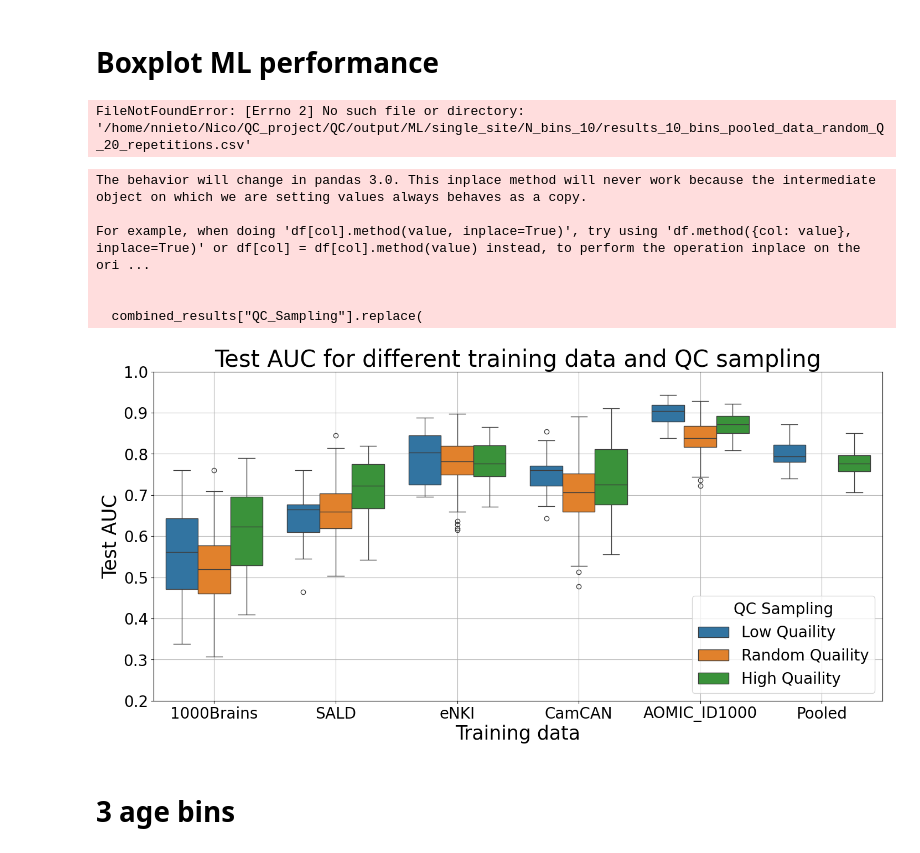
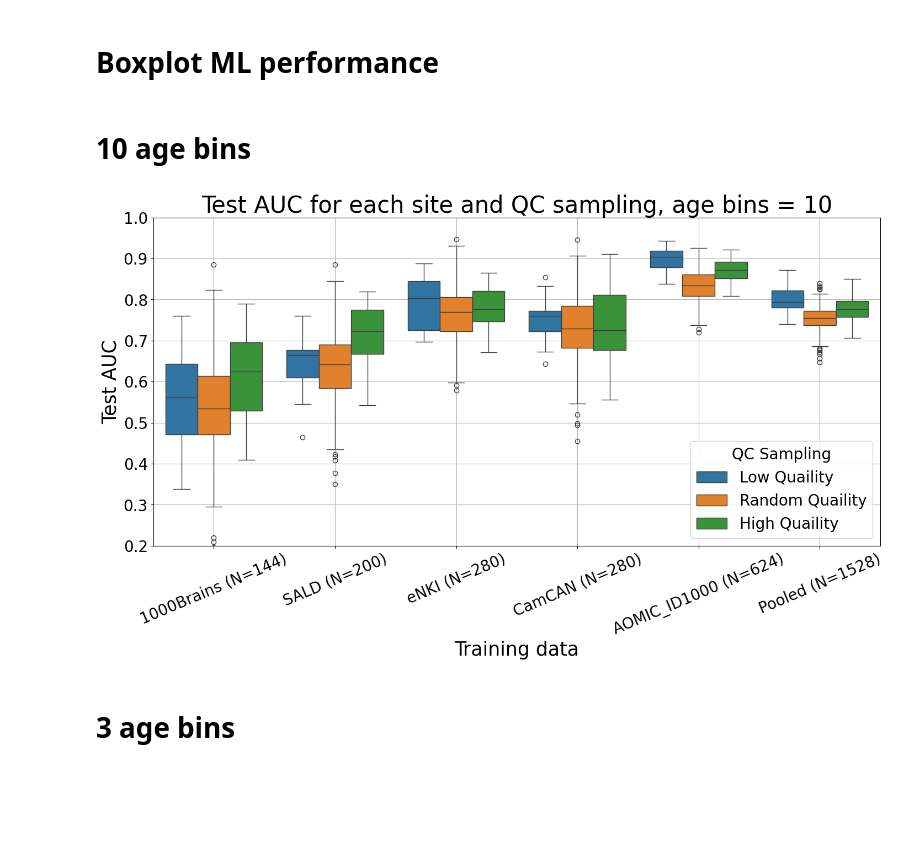
Before and after one commit to N-Nieto/QC, a Jupyter notebook: code/plots/plot_ML_performance.ipynb, the cells around one changed output. Cells and saved outputs as stored; diff of their text form; code cells hidden in the pictures; blank space fills up the shorter version.

Commit message:
improve prediction plots

```diff
--- a/code/plots/plot_ML_performance.ipynb
+++ b/code/plots/plot_ML_performance.ipynb
@@ -20,6 +20,8 @@ plt.rc("figure", titlesize=BIGGER_SIZE)  # fontsize of the figure title
 project_root = Path().resolve().parents[1]
 
 results_base = project_root / "output" / "ML"
+# %% [markdown]
+# 10 age bins
 # %%
 N_age_bins = 10
 
@@ -49,6 +51,8 @@ results_single_site_high_low = results_single_site_high_low[
     results_single_site_high_low["Model"] == "Single site Test"
 ]
 # %%
+results_dir = results_base / "pooled_data" / ("N_bins_" + str(N_age_bins))
+
 # Load data random pooled AOMIC 1000brain
 results_pooled_random_Q = pd.read_csv(
     results_dir
@@ -59,6 +63,7 @@ results_pooled_random_Q = results_pooled_random_Q[
     results_pooled_random_Q["Model"] == "Pooled data Test"
 ]
 results_pooled_random_Q["Site"] = "Pooled"
+results_pooled_random_Q["QC_Sampling"] = "random_Q"
 
 
 # Load data from single sites experiment
@@ -66,60 +71,74 @@ results_dir = results_base / "single_site" / ("N_bins_" + str(N_age_bins))
 
 results_single_random_Q = pd.read_csv(
     results_dir
-    / ("results_" + str(N_age_bins) + "_bins_single_site_random_Q_20_repetitions.csv"),
+    / (
+        "results_"
+        + str(N_age_bins)
+        + "_bins_single_site_random_sampling_Q_20_repetitions.csv"
+    ),
     index_col=0,
 )
 results_single_random_Q = results_single_random_Q[
     results_single_random_Q["Model"] == "Single site Test"
 ]
-# %% [output]
-FileNotFoundError: [Errno 2] No such file or directory: '/home/nnieto/Nico/QC_project/QC/output/ML/single_site/N_bins_10/results_10_bins_pooled_data_random_Q_20_repetitions.csv'
 # %%
 combined_results = pd.concat(
     [
         results_single_site_high_low,
         results_pooled_high_low,
         results_single_random_Q,
         results_pooled_random_Q,
     ]
 )
 order = ["Low Quaility", "Random Quaility", "High Quaility"]
-site_list = ["1000Brains", "SALD", "eNKI", "CamCAN", "AOMIC_ID1000", "Pooled"]
+site_list = [
+    "1000Brains (N=144)",
+    "SALD (N=200)",
+    "eNKI (N=280)",
+    "CamCAN (N=280)",
+    "AOMIC_ID1000 (N=624)",
+    "Pooled (N=1528)",
+]
 metric_to_plot = "AUC"
-combined_results["QC_Sampling"].replace(
+combined_results.replace(
     {
-        "low_Q": "Low Quaility",
-        "high_Q": "High Quaility",
-        "random_Q": "Random Quaility",
+        "QC_Sampling": {
+            "low_Q": "Low Quaility",
+            "high_Q": "High Quaility",
+            "random_Q": "Random Quaility",
+        },
+        "Site": {
+            "1000Brains": "1000Brains (N=144)",
+            "SALD": "SALD (N=200)",
+            "eNKI": "eNKI (N=280)",
+            "CamCAN": "CamCAN (N=280)",
+            "AOMIC_ID1000": "AOMIC_ID1000 (N=624)",
+            "Pooled": "Pooled (N=1528)",
+        },
     },
     inplace=True,
 )
 combined_results.rename(columns={"QC_Sampling": "QC Sampling"}, inplace=True)
 plt.figure(figsize=(17, 17))
 plt.subplot(2, 1, 1)
 
 sbn.boxplot(
     data=combined_results,
     x="Site",
     order=site_list,
     y=metric_to_plot,
     hue="QC Sampling",
     hue_order=order,
 )
 plt.grid()
 plt.ylim([0.2, 1])
 plt.xlabel("Training data")
+plt.xticks(rotation=23)
 plt.ylabel("Test AUC")
-plt.title("Test AUC for different training data and QC sampling")
+plt.title("Test AUC for each site and QC sampling, age bins = " + str(N_age_bins))
 plt.show()
 # %% [output]
-The behavior will change in pandas 3.0. This inplace method will never work because the intermediate object on which we are setting values always behaves as a copy.
-
-For example, when doing 'df[col].method(value, inplace=True)', try using 'df.method({col: value}, inplace=True)' or df[col] = df[col].method(value) instead, to perform the operation inplace on the ori ...
-
-
-  combined_results["QC_Sampling"].replace(
-[figure, old version]
+[figure, new version]
 # %% [markdown]
 # 3 age bins
 # %%
```
Also changed, not shown: parts of 2 cells of this notebook, 3 other files.
